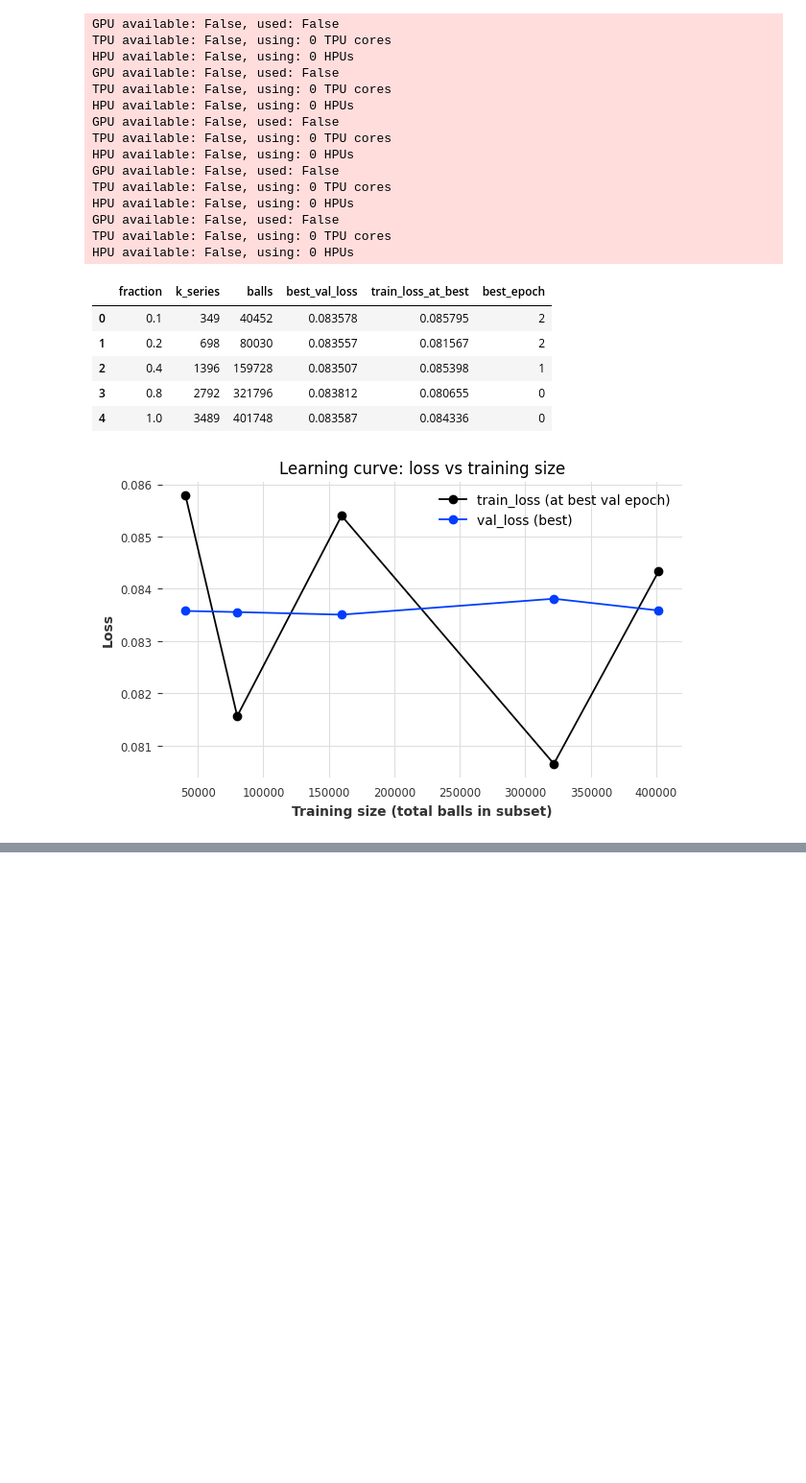
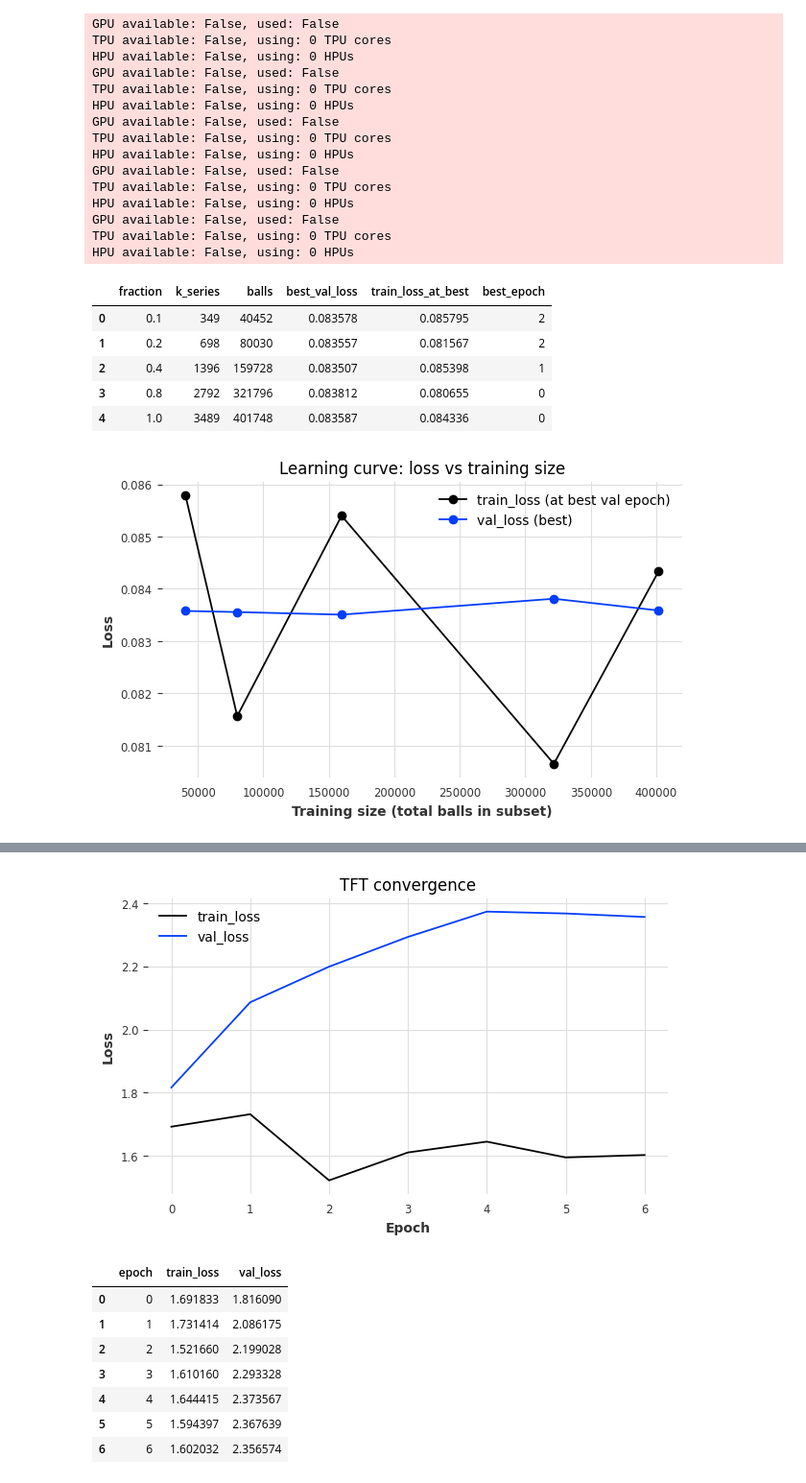
Before and after one commit to GBaugniet/cricketmodel, a Jupyter notebook: Cricket_Prediction_Model (4).ipynb, the cells around one changed output, grey strips where cells are left out. Shown at 96% size. Cells and saved outputs as stored; diff of their text form; code cells hidden in the pictures; blank space fills up the shorter version.

Commit message:
All It20s convergence plots, gridsearch, historical forecast, feature importance, MJC baseline

```diff
--- a/Cricket_Prediction_Model (4).ipynb
+++ b/Cricket_Prediction_Model (4).ipynb
@@ -2018,6 +2026,17 @@ def process_match(ball_df, info_dict):
     runs_is_valid = df['runs_off_bat'].isin(valid_run_vals).fillna(False)
     df.loc[(~m_w) & (~m_e) & (~runs_is_valid), 'other'] = 1
 
+    # integer class label for cross entropy loss
+    name_to_id = {name: i for i, name in enumerate(target_cols)}
+
+    # idxmax returns the column name with 1; map to 0..8
+    df['target_class'] = (
+        df[target_cols]
+        .idxmax(axis=1)
+        .map(name_to_id)
+        .astype('int16')
+    )
+
 
 
 
@@ -2683,0 +2837,42 @@ HPU available: False, using: 0 HPUs
+# %%
+# Epoch convergence plot
+metrics_paths = glob.glob(os.path.join(csv_logger.log_dir, "metrics*.csv")) or \
+                glob.glob(os.path.join(csv_logger.log_dir, "metrics.csv"))
+assert metrics_paths, f"No metrics.csv found under {csv_logger.log_dir}"
+m = pd.read_csv(metrics_paths[0])
+
+# Lightning CSV formats vary; handle both wide and long formats
+if {"train_loss", "val_loss"}.issubset(m.columns):
+    loss_df = m[["epoch","train_loss","val_loss"]].groupby("epoch").last().reset_index()
+elif {"metric","value","epoch"}.issubset(m.columns):
+    loss_df = (m.pivot_table(index="epoch", columns="metric", values="value", aggfunc="last")
+                 .reset_index())
+    # some versions use 'loss' as training key
+    if "loss" in loss_df.columns and "train_loss" not in loss_df.columns:
+        loss_df = loss_df.rename(columns={"loss":"train_loss"})
+    assert "val_loss" in loss_df.columns and "train_loss" in loss_df.columns, \
+        f"Could not find train/val loss columns in {loss_df.columns.tolist()}"
+else:
+    raise RuntimeError("Unrecognised metrics.csv format")
+
+# 4) plot
+plt.figure(figsize=(7,4))
+plt.plot(loss_df["epoch"], loss_df["train_loss"], label="train_loss")
+plt.plot(loss_df["epoch"], loss_df["val_loss"],   label="val_loss")
+plt.xlabel("Epoch")
+plt.ylabel("Loss")
+plt.title("TFT convergence")
+plt.legend()
+plt.show()
+
+loss_df.tail(8)
+# %% [output]
+[figure, added]
+|  | epoch | train_loss | val_loss |
+| 0 | 0 | 1.691833 | 1.816090 |
+| 1 | 1 | 1.731414 | 2.086175 |
+| 2 | 2 | 1.521660 | 2.199028 |
+| 3 | 3 | 1.610160 | 2.293328 |
+| 4 | 4 | 1.644415 | 2.373567 |
+| 5 | 5 | 1.594397 | 2.367639 |
+| 6 | 6 | 1.602032 | 2.356574 |
```
Also changed, not shown: parts of 51 cells of this notebook, 42 other files.
